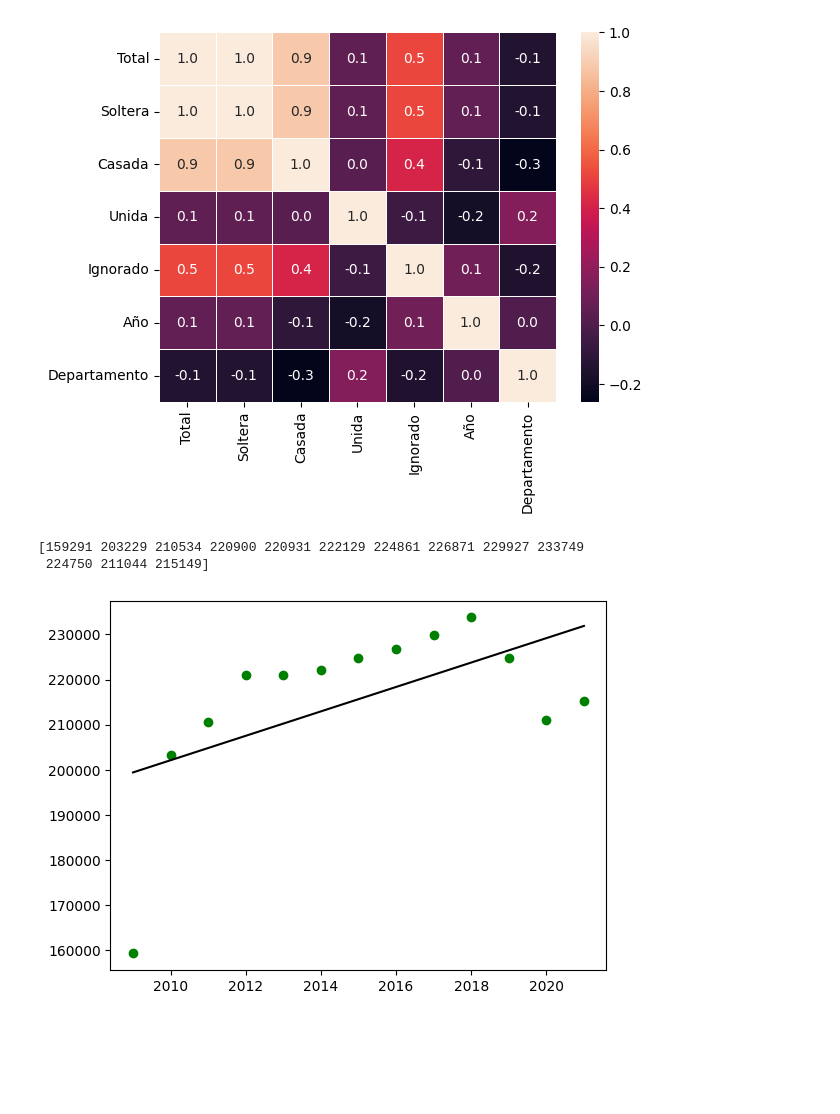
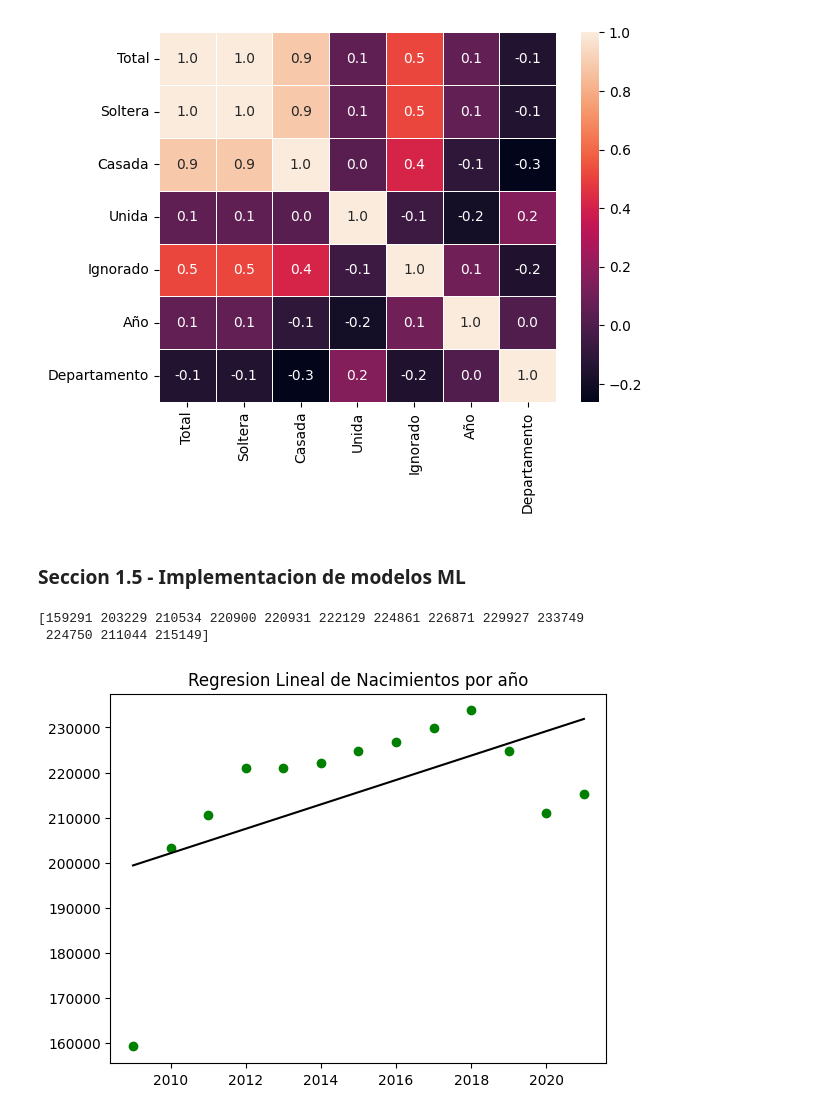
Before and after one commit to aleg001/Proyecto1-MD, a Jupyter notebook: Natalidad.ipynb, the cells around one changed output. Saved outputs shown, nothing was run; the diff lists cells and outputs as text; code cells hidden in the pictures; blank space fills up the shorter version.

```diff
--- a/Natalidad.ipynb
+++ b/Natalidad.ipynb
@@ -272,4 +272,6 @@ sns.heatmap(correlation, annot=True, fmt=".1f", linewidth=.5)
 # %% [output]
 <AxesSubplot: >
 [figure]
+# %% [markdown]
+### Seccion 1.5 - Implementacion de modelos ML
 # %%
@@ -282,8 +285,9 @@ reg = LinearRegression().fit((df_suma_por_año.index.values).reshape(-1,1), (df_
 # %%
 import matplotlib.pyplot as plt
 plt.scatter((df_suma_por_año.index.values).reshape(-1,1), (df_suma_por_año.values).reshape(-1,1),color='g')
 plt.plot((df_suma_por_año.index.values).reshape(-1,1), reg.predict((df_suma_por_año.index.values).reshape(-1,1)),color='k')
+plt.title("Regresion Lineal de Nacimientos por año")
 plt.show()
 # %% [output]
-[figure, old version]
+[figure, new version]
 # %%
```
Also changed, not shown: parts of 11 cells of this notebook, 3 other files.
